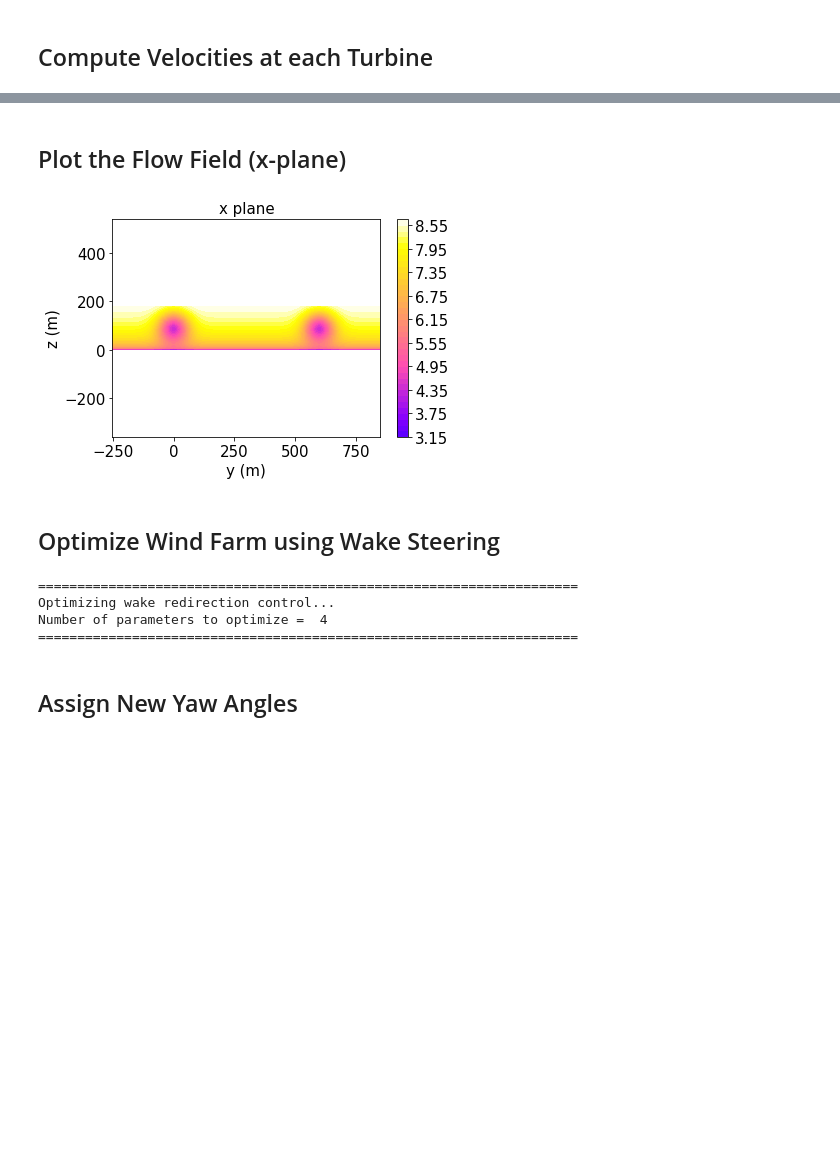
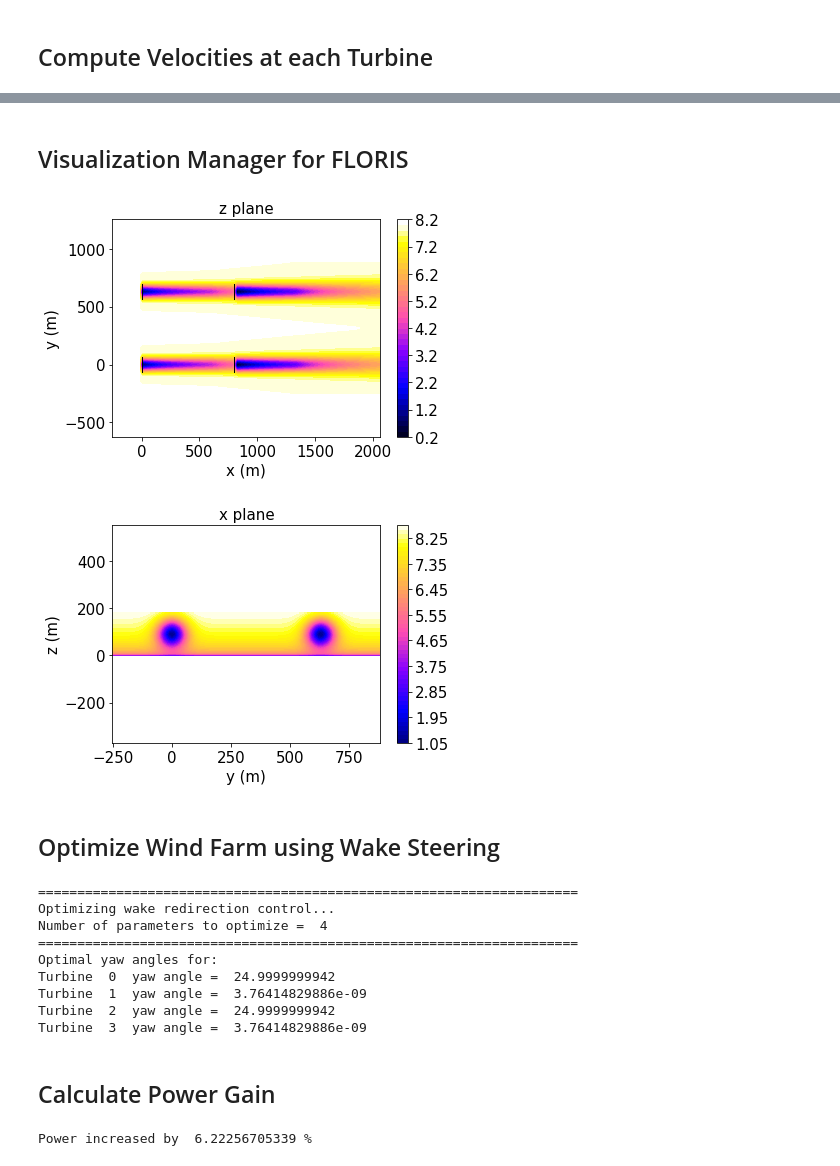
Before and after one commit to NREL/floris, a Jupyter notebook: examples/FLORIS_Run_Notebook.ipynb, the cells around one changed output, grey strips where cells are left out. Saved outputs shown, nothing was run; the diff lists cells and outputs as text; code cells hidden in the pictures; blank space fills up the shorter version.

```diff
--- a/examples/FLORIS_Run_Notebook.ipynb
+++ b/examples/FLORIS_Run_Notebook.ipynb
@@ -69,21 +55,36 @@ floris.farm.flow_field.plot_z_planes([0.2, 0.5, 0.8])
-# %% [markdown]
-## Plot the Flow Field (x-plane)
-# %%
-# plot a cut-through of the flow field at a particular x distance downstream.
-
-# inputs -> percent of x domain entered as a list
-
-floris.farm.flow_field.plot_x_planes([0.4])
-# %% [output]
-[figure, removed]
+# %% [markdown]
+## Visualization Manager for FLORIS
+# %%
+# Visualization
+from copy import deepcopy
+from visualization_manager import VisualizationManager
+
+ff_viz = deepcopy(floris.farm.flow_field)
+grid_resolution = (100, 100, 25)
+visualization_manager = VisualizationManager(ff_viz, grid_resolution)
+visualization_manager.plot_z_planes([0.5])
+visualization_manager.plot_x_planes([0.5])
+# %% [output]
+[figure, added]
+[figure, added]
 # %% [markdown]
 ## Optimize Wind Farm using Wake Steering
 # %%
 import OptModules  # modules used for optimizing FLORIS
 import numpy as np
+import imp
 
-turbines      = [turbine for _, turbine in floris.farm.flow_field.turbine_map.items()]
+imp.reload(OptModules)
+
+# run FLORIS with no yaw
+turbines    = [turbine for _, turbine in floris.farm.flow_field.turbine_map.items()]
+for k,turbine in enumerate(turbines):
+    turbine.yaw_angle = 0.0
+floris.farm.flow_field.calculate_wake()
 power_initial = np.sum([turbine.power for turbine in turbines])  # determine initial power production
+
+# number of turbines
+nTurbs = len(turbines)
 
 # set bounds for the optimization on the yaw angles (deg)
 minimum_yaw_angle = 0.0
@@ -100,10 +101,25 @@ for i,yaw in enumerate(opt_yaw_angles):
 Optimizing wake redirection control...
 Number of parameters to optimize =  4
 =====================================================================
+Optimal yaw angles for:
+Turbine  0  yaw angle =  24.9999999942
+Turbine  1  yaw angle =  3.76414829886e-09
+Turbine  2  yaw angle =  24.9999999942
+Turbine  3  yaw angle =  3.76414829886e-09
-# %% [markdown]
-## Assign New Yaw Angles
+# %% [markdown]
+## Calculate Power Gain
 # %%
 # assign yaw angles to turbines
 turbines    = [turbine for _, turbine in floris.farm.flow_field.turbine_map.items()]
 for i,turbine in enumerate(turbines):
     turbine.yaw_angle = opt_yaw_angles[i]
+
+# compute the new wake with yaw angles
+floris.farm.flow_field.calculate_wake()
+
+# optimal power
+power_opt = np.sum([turbine.power for turbine in turbines])
+
+print('Power increased by ', 100*(power_opt-power_initial)/power_initial, '%')
+# %% [output]
+Power increased by  6.22256705339 %
```
Also changed, not shown: parts of 9 cells of this notebook, 52 other files.
